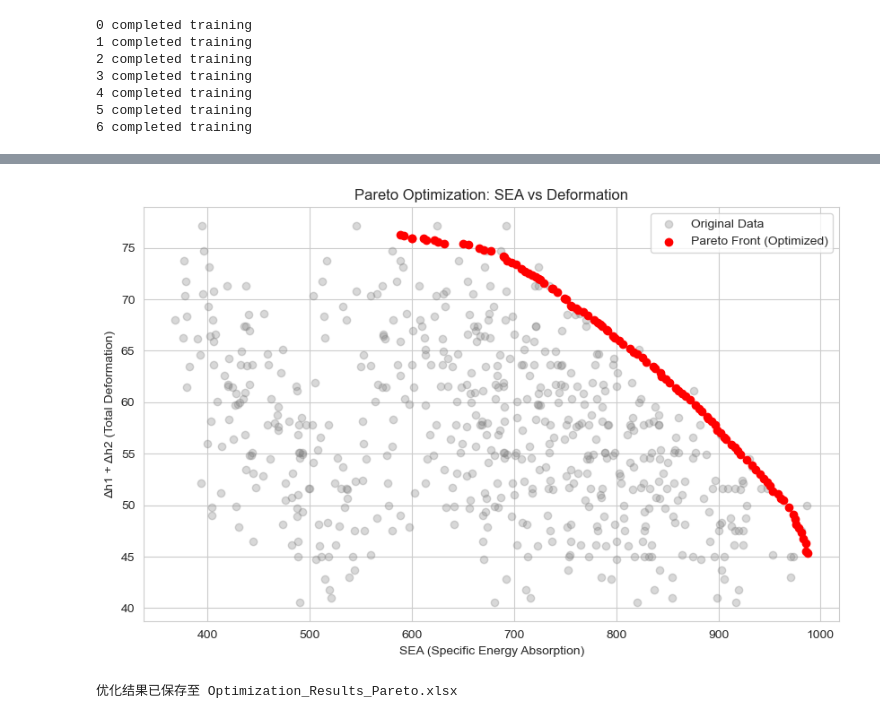
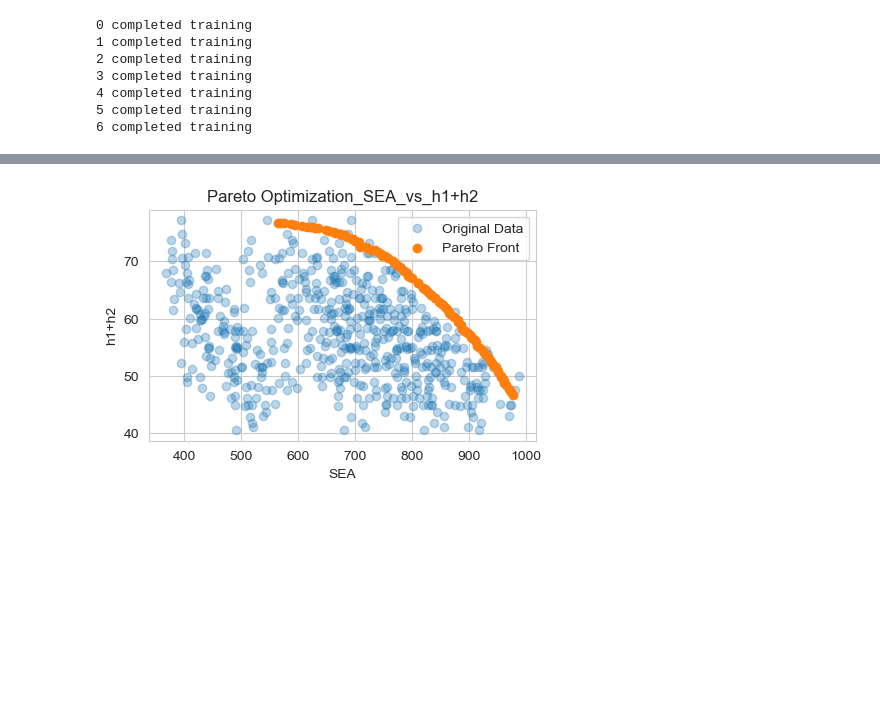
Before and after one commit to AAAAAA-artman/moo, a Jupyter notebook: sea_h1_h2_optimize.ipynb, the cells around one changed output, grey strips where cells are left out. Saved outputs shown, nothing was run; the diff lists cells and outputs as text; code cells hidden in the pictures; blank space fills up the shorter version.

```diff
--- a/sea_h1_h2_optimize.ipynb
+++ b/sea_h1_h2_optimize.ipynb
@@ -225,26 +243,25 @@ res = minimize(problem,
 # %%
 pareto_front_objectives = -res.F
 pareto_front_variables = res.X
 
 result_df = pd.DataFrame(pareto_front_variables, columns=input_cols)
 result_df['Predicted SEA'] = pareto_front_objectives[:, 0]
 result_df['Predicted h1+h2'] = pareto_front_objectives[:, 1]
 
 result_df = result_df.sort_values(by='Predicted SEA')
 
-plt.figure(figsize=(10, 6))
-plt.scatter(df['SEA'], df['Δh1(mm)+Δh2(mm)'], color='gray', alpha=0.3, label='Original Data')
-plt.scatter(result_df['Predicted SEA'], result_df['Predicted h1+h2'], color='red', label='Pareto Front (Optimized)')
-plt.xlabel('SEA (Specific Energy Absorption)')
-plt.ylabel('Δh1 + Δh2 (Total Deformation)')
-plt.title('Pareto Optimization: SEA vs Deformation')
+plt.figure(figsize=(5, 3))
+plt.scatter(df['SEA'], df['Δh1(mm)+Δh2(mm)'], alpha=0.3, label='Original Data')
+plt.scatter(result_df['Predicted SEA'], result_df['Predicted h1+h2'], label='Pareto Front')
+plt.xlabel('SEA')
+plt.ylabel('h1+h2')
+plt.title('Pareto Optimization_SEA_vs_h1+h2')
 plt.legend()
 plt.grid(True)
+
+plt.savefig('Pareto Optimization.png')
 plt.show()
 # %% [output]
-[figure, old version]
+[figure, new version]
 # %%
 result_df.to_excel("Optimization_Results_Pareto.xlsx", index=False)
-print("\n优化结果已保存至 Optimization_Results_Pareto.xlsx")
-# %% [output]
-优化结果已保存至 Optimization_Results_Pareto.xlsx
```
Also changed, not shown: parts of 4 cells of this notebook.
